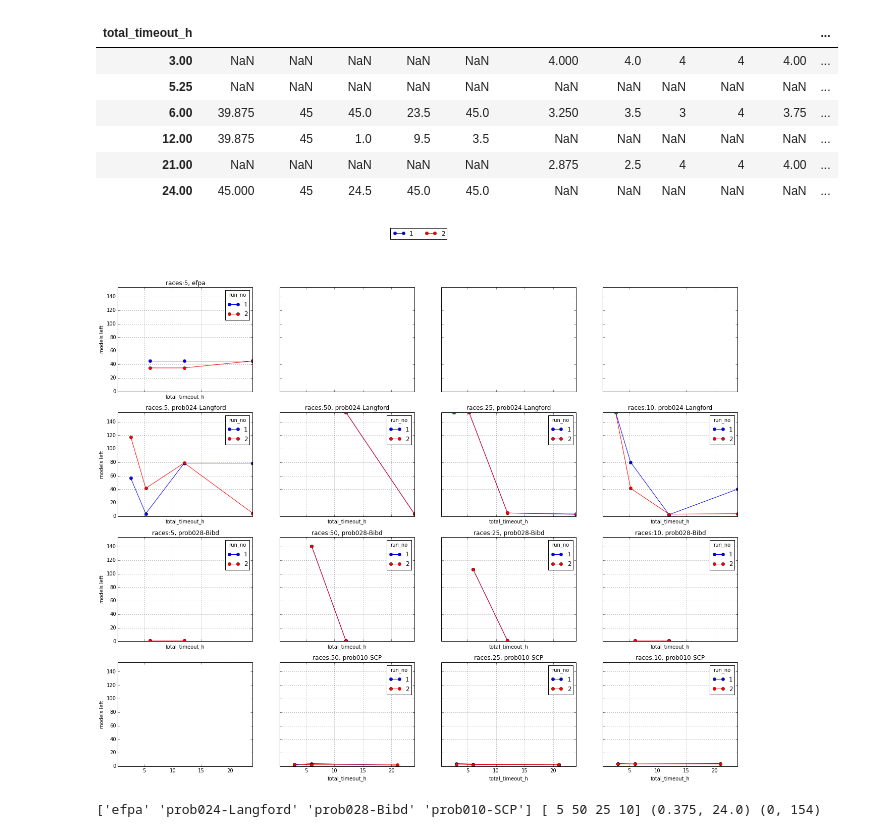
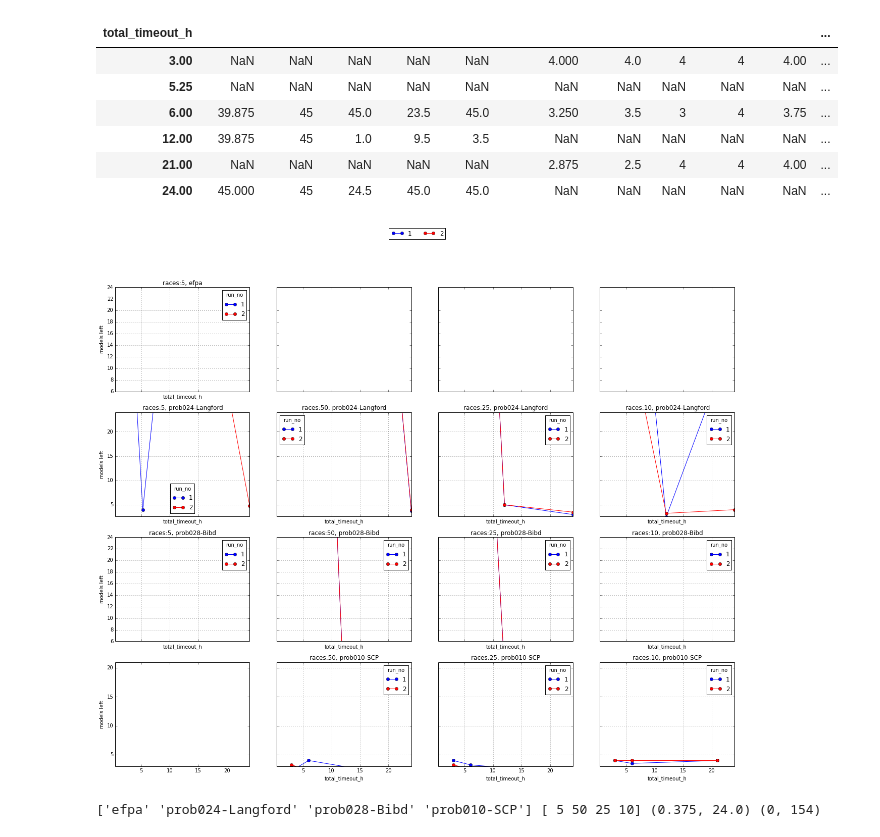
Before and after one commit to Bilalh/Gen, a Jupyter notebook: scripts/parse_results/useful.ipynb, the cells around one changed output. Saved outputs shown, nothing was run; the diff lists cells and outputs as text; code cells hidden in the pictures.

```diff
--- a/scripts/parse_results/useful.ipynb
+++ b/scripts/parse_results/useful.ipynb
@@ -106,7 +106,6 @@ rows = our[cols_names[0]].unique()
 cols = our[cols_names[1]].unique()
 
 r_limits =( df['total_timeout_h'].dropna().min(),  df['total_timeout_h'].dropna().max())
-c_limits =( 0,  df['num_models'][0] )
 
 lens = ( (i,j, pt[r][c].columns ) for i, r in  enumerate(rows)  for j, c in enumerate(cols) )
 max_val = max(lens,key=lambda v: len(v[2]))
@@ -115,35 +114,38 @@ max_val = max(lens,key=lambda v: len(v[2]))
 styles = ['bo-','ro-','go-', 'yo-', 'mo-', 'ko-']
 styles_mapping = make_style_mapping(legend_names, styles)
 
 fig, axes = plt.subplots(nrows=len(rows), ncols=len(cols), figsize=(22, 17), sharex=True, sharey='row')
 for i, v1 in enumerate( rows ):
+    col_vals= our[ (our[cols_names[0]] == v1) ]['total_timeout_h'].dropna()
+    ylim = (col_vals.min(), col_vals.max())
+
     for j, v2 in enumerate( cols ):
         if pt[v1][v2].empty: # not done yet
             continue
 
         col_names = tuple(pt[v1][v2].columns)
         pt[v1][v2].dropna().plot(ax=axes[i][j],
                                  title="{}:{}, {}".format(cols_names[1], v2, v1),
                                  style=list(styles_mapping[col_names]),
                                  legend=True,
                                  xlim=r_limits,
-                                 ylim=c_limits)
+                                 ylim=ylim)
 
     axes[i][0].set_ylabel('models left')
 
 
 fig.legend( axes[max_val[0]][max_val[1]].get_lines() ,
            legend_names,
            loc = 'upper center',
            ncol=5 )
 
 from matplotlib.backends.backend_pdf import PdfPages
 with PdfPages('/Users/bilalh/Desktop/b.pdf') as pdf:
     pdf.savefig()
 
 # fig.savefig('/Users/bilalh/Desktop/a.png')
 # %% [output]
-[figure, old version]
+[figure, new version]
 # %%
 our = df[ (df['total_timeout_h'] >=1 ) & (df['method'] == 'ksample' )  ]
 
```
